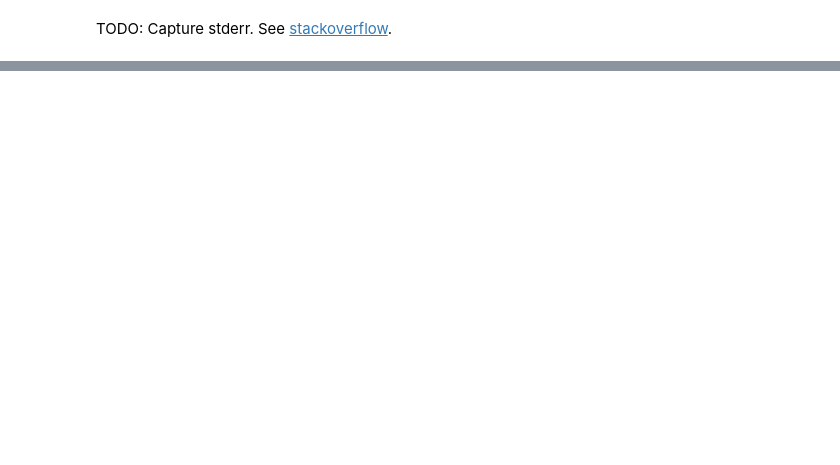
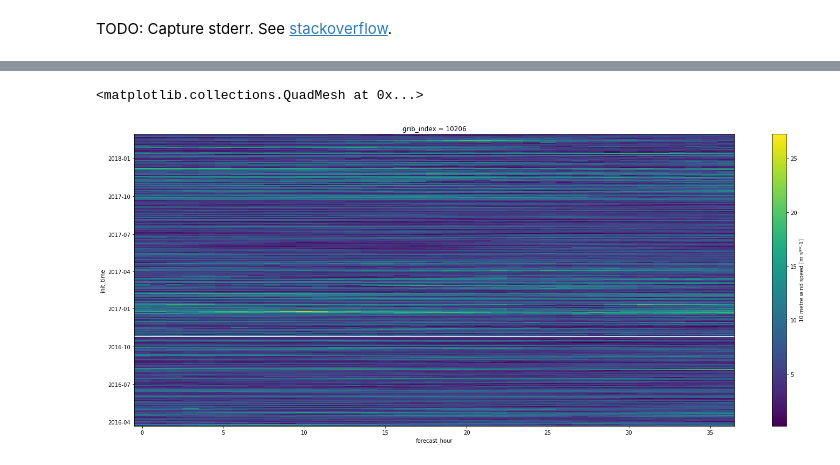
Before and after one commit to JackKelly/ng_nwp, a Jupyter notebook: extract_grib.ipynb, the cells around one changed output, grey strips where cells are left out. Saved outputs shown, nothing was run; the diff lists cells and outputs as text; code cells hidden in the pictures; blank space fills up the shorter version.

```diff
--- a/extract_grib.ipynb
+++ b/extract_grib.ipynb
@@ -475,0 +545,17 @@ Attributes:
+# %%
+wind_speed = data_array[:, :, :, 0].drop('variable_name')
+wind_direction = data_array[:, :, :, 1].drop('variable_name')
+# %%
+wind_speed.attrs = ds['si10'].attrs
+wind_speed.attrs['heightAboveGround'] = 10
+wind_direction.attrs = ds['wdir10'].attrs
+wind_direction.attrs['heightAboveGround'] = 10
+# %%
+dataset = xr.Dataset(
+    {'wind_speed': wind_speed, 'wind_direction': wind_direction},
+    attrs=ds.attrs)
+# %%
+dataset.wind_speed.sel(grib_index=10206).plot(figsize=(25, 10), linewidth=0.5)
+# %% [output]
+<matplotlib.collections.QuadMesh at 0x...>
+[figure, added]
```
Also changed, not shown: parts of 40 cells of this notebook, 1 other file.
